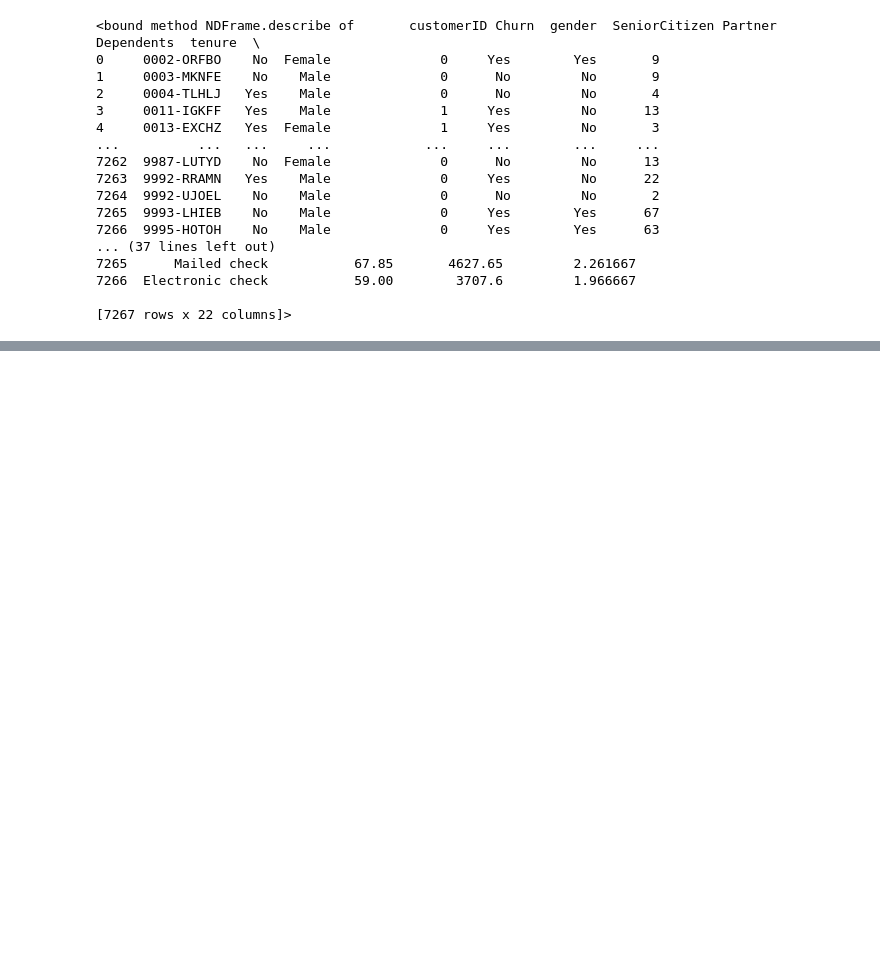
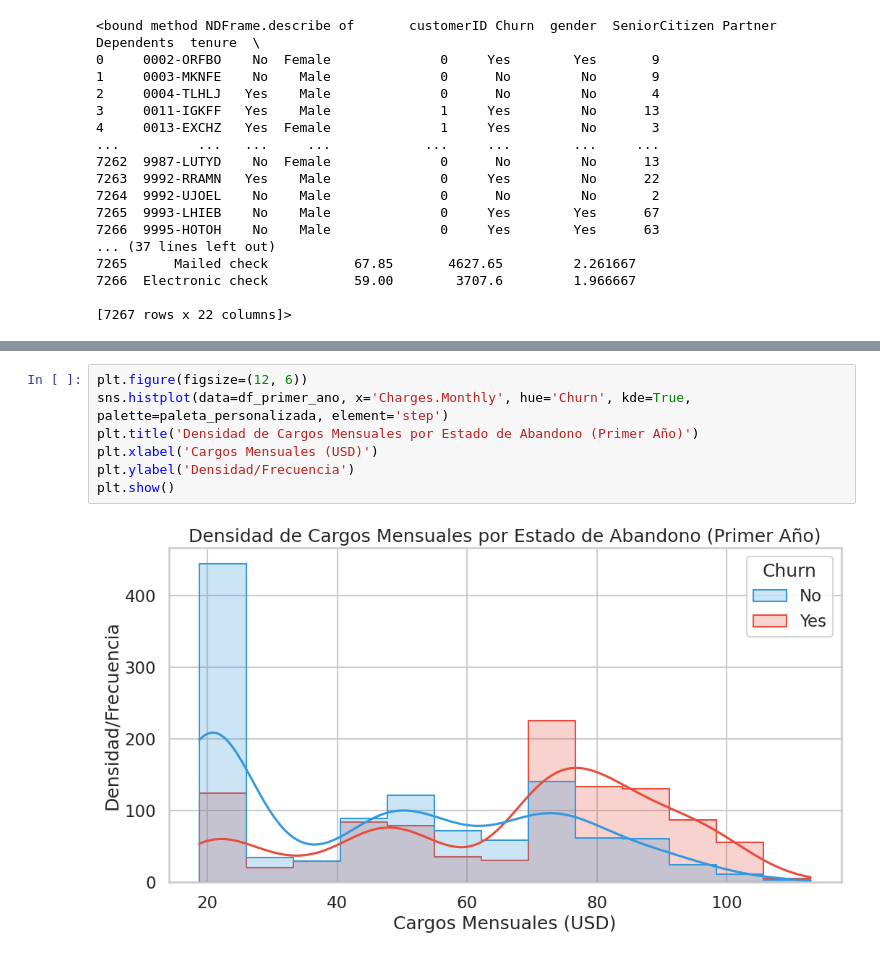
Before and after one commit to PJJT06/Challenge_TelecomX_1, a Jupyter notebook: Challenge_TelecomX_2.ipynb, the cells around one changed output, grey strips where cells are left out. Drawn from its saved outputs; the diff is of its cells as text; blank space fills up the shorter version.

```diff
--- a/Challenge_TelecomX_2.ipynb
+++ b/Challenge_TelecomX_2.ipynb
@@ -158,0 +344,9 @@ df_final.describe()
+# %%
+plt.figure(figsize=(12, 6))
+sns.histplot(data=df_primer_ano, x='Charges.Monthly', hue='Churn', kde=True, palette=paleta_personalizada, element='step')
+plt.title('Densidad de Cargos Mensuales por Estado de Abandono (Primer Año)')
+plt.xlabel('Cargos Mensuales (USD)')
+plt.ylabel('Densidad/Frecuencia')
+plt.show()
+# %% [output]
+[figure, added]
```
Also changed, not shown: parts of 21 cells of this notebook.
